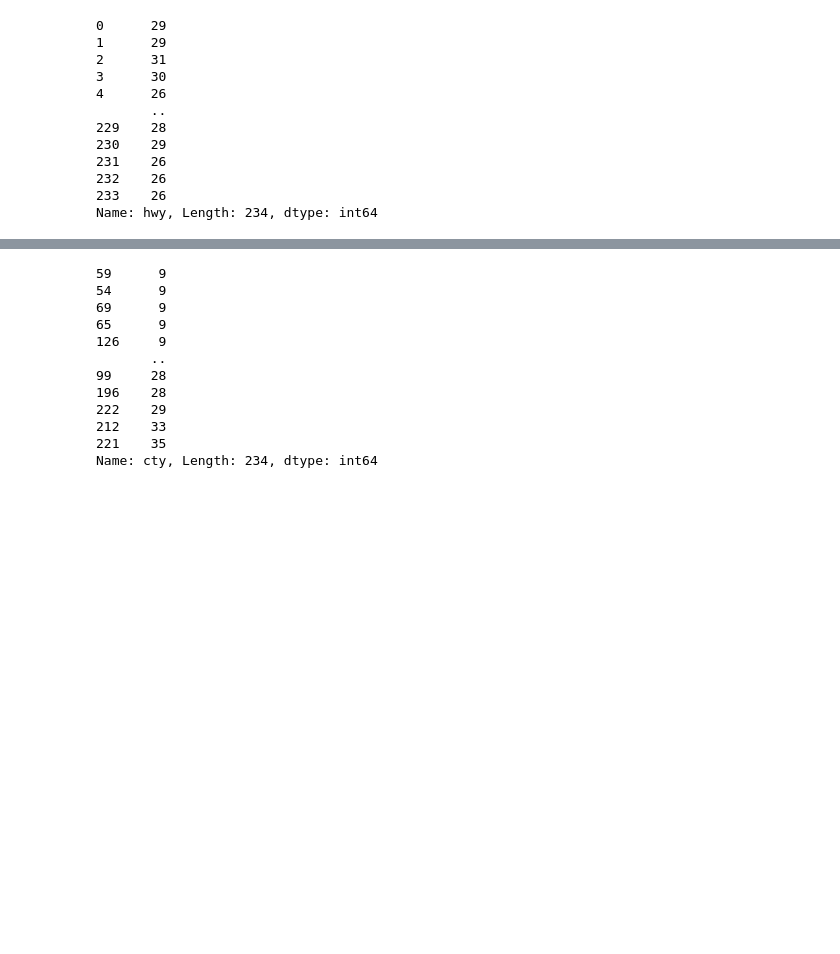
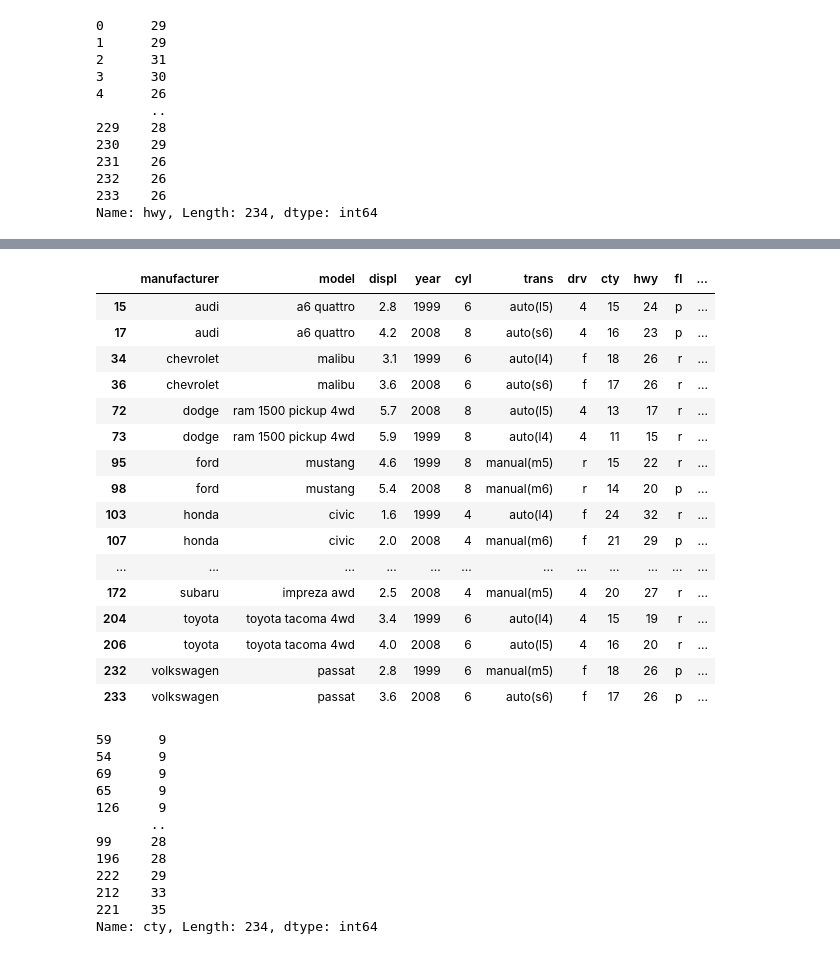
Before and after one commit to vss121/study-DataAnalysis, a Jupyter notebook: 5주차/김예경_22_07_31_과제.ipynb, the cells around one changed output, grey strips where cells are left out. Saved outputs shown, nothing was run; the diff lists cells and outputs as text; code cells hidden in the pictures; blank space fills up the shorter version.

```diff
--- a/5주차/김예경_22_07_31_과제.ipynb
+++ b/5주차/김예경_22_07_31_과제.ipynb
@@ -63,0 +264,20 @@ Name: hwy, Length: 234, dtype: int64
+# %%
+mpg.drop_duplicates(subset=['manufacturer','year'], keep='last') #To remove duplicates and keep last occurrences, use keep.
+# %% [output]
+|  | manufacturer | model | displ | year | cyl | trans | drv | cty | hwy | fl | ... |
+| 15 | audi | a6 quattro | 2.8 | 1999 | 6 | auto(l5) | 4 | 15 | 24 | p | ... |
+| 17 | audi | a6 quattro | 4.2 | 2008 | 8 | auto(s6) | 4 | 16 | 23 | p | ... |
+| 34 | chevrolet | malibu | 3.1 | 1999 | 6 | auto(l4) | f | 18 | 26 | r | ... |
+| 36 | chevrolet | malibu | 3.6 | 2008 | 6 | auto(s6) | f | 17 | 26 | r | ... |
+| 72 | dodge | ram 1500 pickup 4wd | 5.7 | 2008 | 8 | auto(l5) | 4 | 13 | 17 | r | ... |
+| 73 | dodge | ram 1500 pickup 4wd | 5.9 | 1999 | 8 | auto(l4) | 4 | 11 | 15 | r | ... |
+| 95 | ford | mustang | 4.6 | 1999 | 8 | manual(m5) | r | 15 | 22 | r | ... |
+| 98 | ford | mustang | 5.4 | 2008 | 8 | manual(m6) | r | 14 | 20 | p | ... |
+| 103 | honda | civic | 1.6 | 1999 | 4 | auto(l4) | f | 24 | 32 | r | ... |
+| 107 | honda | civic | 2.0 | 2008 | 4 | manual(m6) | f | 21 | 29 | p | ... |
+| ... | ... | ... | ... | ... | ... | ... | ... | ... | ... | ... | ... |
+| 172 | subaru | impreza awd | 2.5 | 2008 | 4 | manual(m5) | 4 | 20 | 27 | r | ... |
+| 204 | toyota | toyota tacoma 4wd | 3.4 | 1999 | 6 | auto(l4) | 4 | 15 | 19 | r | ... |
+| 206 | toyota | toyota tacoma 4wd | 4.0 | 2008 | 6 | auto(l5) | 4 | 16 | 20 | r | ... |
+| 232 | volkswagen | passat | 2.8 | 1999 | 6 | manual(m5) | f | 18 | 26 | p | ... |
+| 233 | volkswagen | passat | 3.6 | 2008 | 6 | auto(s6) | f | 17 | 26 | p | ... |
```
Also changed, not shown: parts of 22 cells of this notebook, 1 other file.
